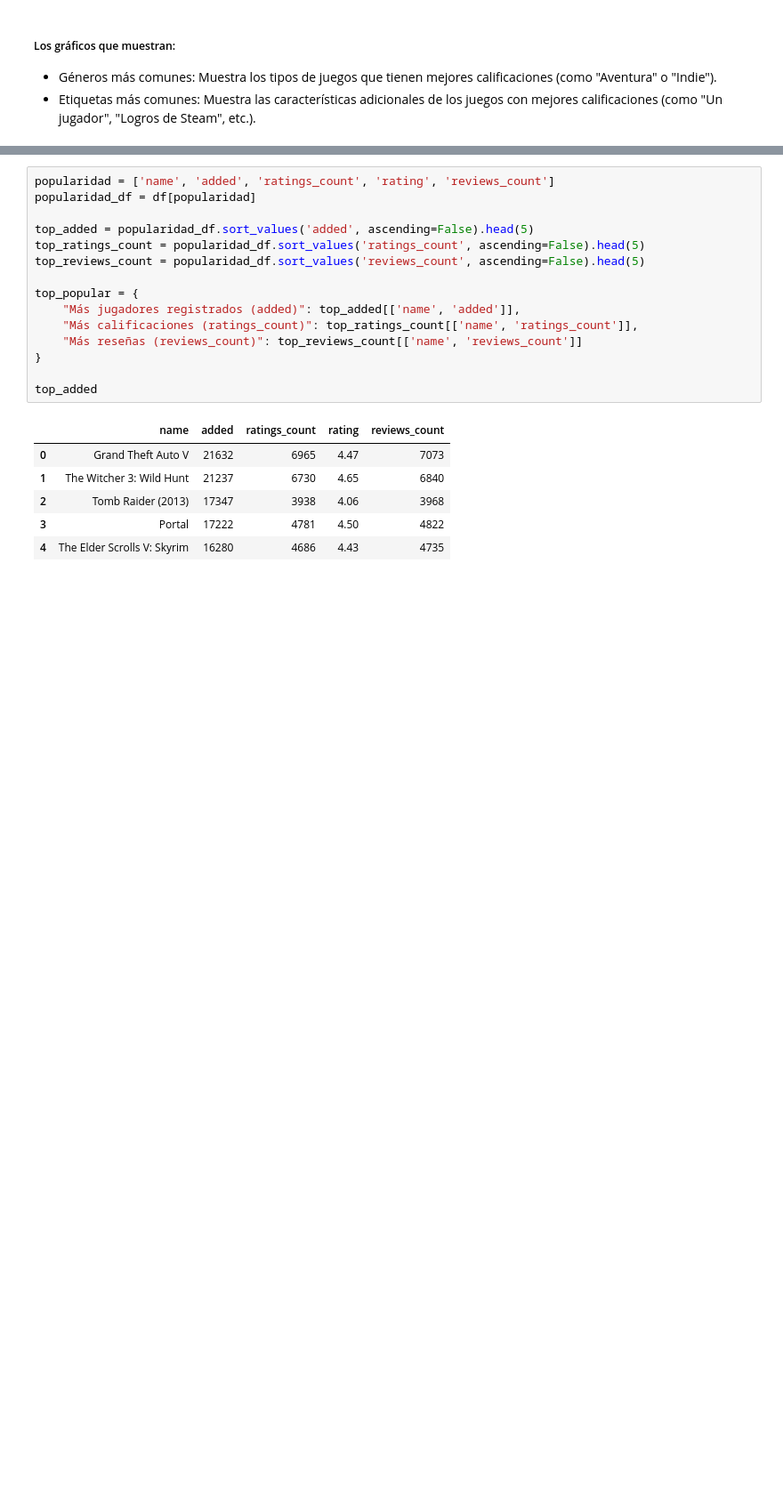
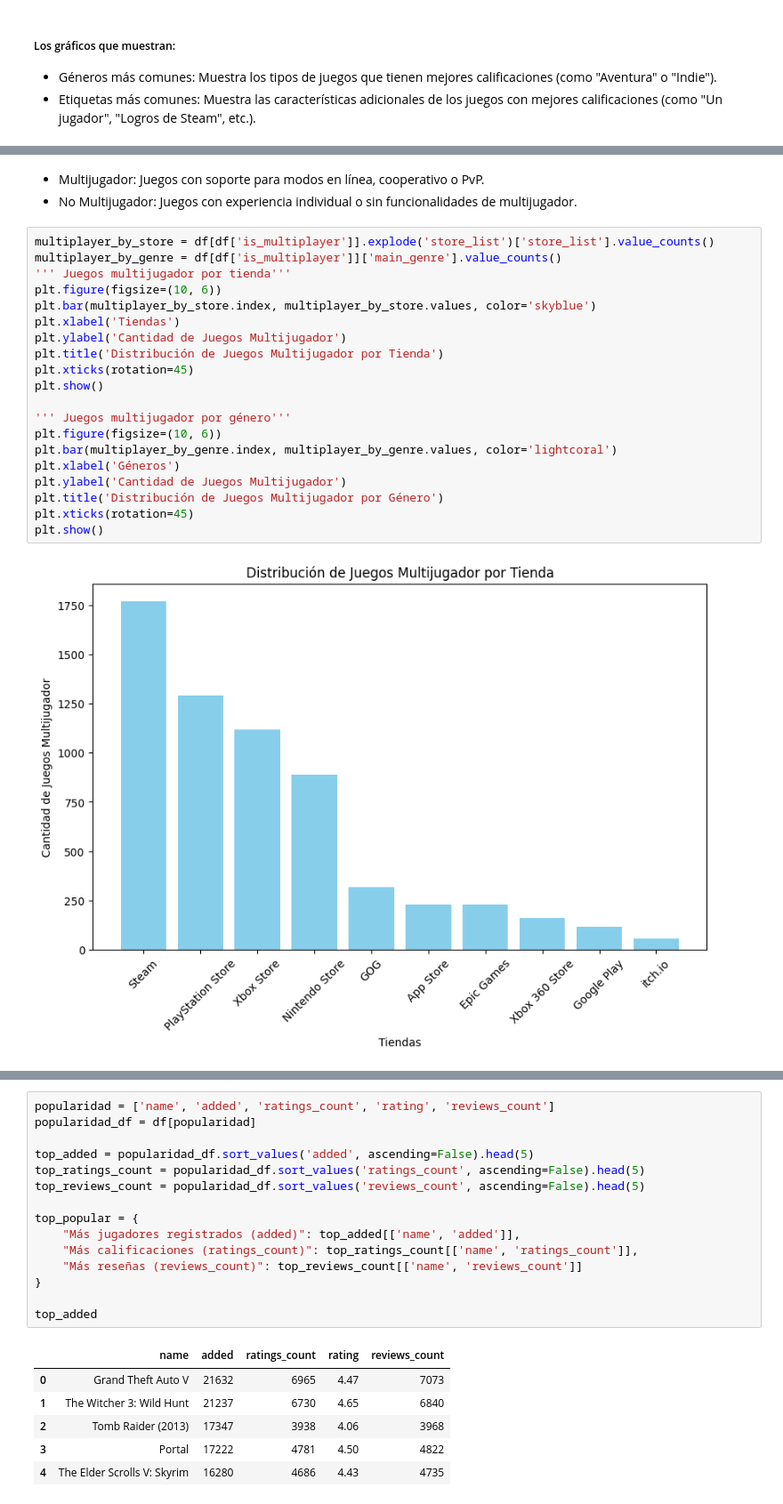
Before and after one commit to andreszaragoza/Eda-Andres, a Jupyter notebook: Analisis_Andres/notebooks/Analisis_Datos.ipynb, the cells around one changed output, grey strips where cells are left out. Shown at 89% size. Drawn from its saved outputs; the diff is of its cells as text; blank space fills up the shorter version.

```diff
--- a/Analisis_Andres/notebooks/Analisis_Datos.ipynb
+++ b/Analisis_Andres/notebooks/Analisis_Datos.ipynb
@@ -1110,0 +1188,25 @@ Name: count, dtype: int64
+# %% [markdown]
+- Multijugador: Juegos con soporte para modos en línea, cooperativo o PvP.
+- No Multijugador: Juegos con experiencia individual o sin funcionalidades de multijugador.
+# %%
+multiplayer_by_store = df[df['is_multiplayer']].explode('store_list')['store_list'].value_counts()
+multiplayer_by_genre = df[df['is_multiplayer']]['main_genre'].value_counts()
+''' Juegos multijugador por tienda'''
+plt.figure(figsize=(10, 6))
+plt.bar(multiplayer_by_store.index, multiplayer_by_store.values, color='skyblue')
+plt.xlabel('Tiendas')
+plt.ylabel('Cantidad de Juegos Multijugador')
+plt.title('Distribución de Juegos Multijugador por Tienda')
+plt.xticks(rotation=45)
+plt.show()
+
+''' Juegos multijugador por género'''
+plt.figure(figsize=(10, 6))
+plt.bar(multiplayer_by_genre.index, multiplayer_by_genre.values, color='lightcoral')
+plt.xlabel('Géneros')
+plt.ylabel('Cantidad de Juegos Multijugador')
+plt.title('Distribución de Juegos Multijugador por Género')
+plt.xticks(rotation=45)
+plt.show()
+# %% [output]
+[figure, added]
```
Also changed, not shown: parts of 17 cells of this notebook, 35 other files.
